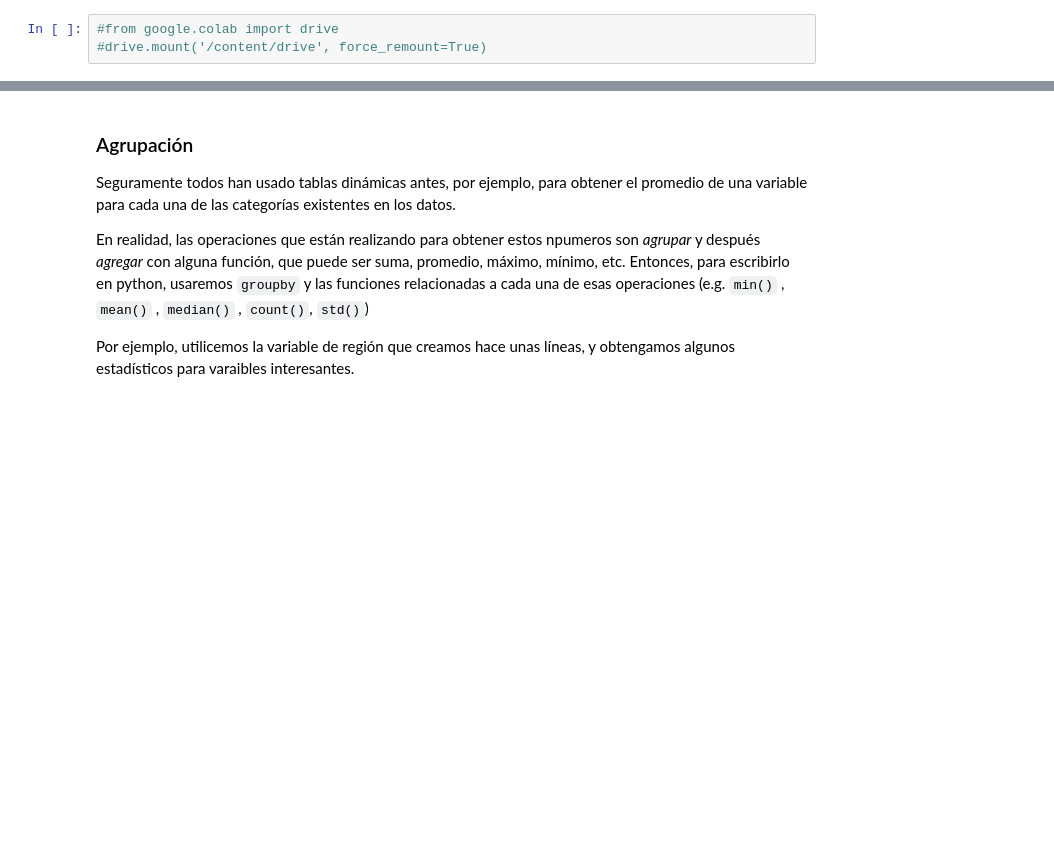
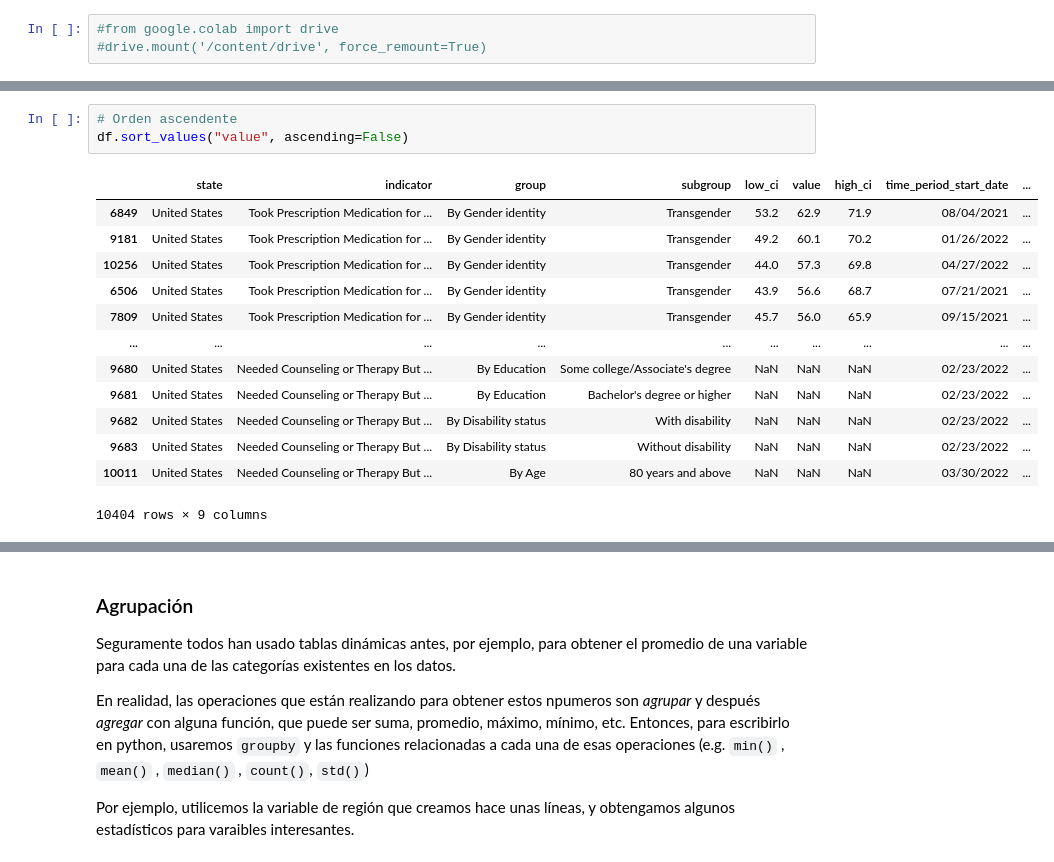
Before and after one commit to ElenaVillano/prope-programacion, a Jupyter notebook: materiales/m06_mas_exploracion.ipynb, the cells around one changed output, grey strips where cells are left out. Drawn from its saved outputs; the diff is of its cells as text; blank space fills up the shorter version.

```diff
--- a/materiales/m06_mas_exploracion.ipynb
+++ b/materiales/m06_mas_exploracion.ipynb
@@ -100,0 +271,17 @@ df['Group'].value_counts()
+# %%
+# Orden ascendente
+df.sort_values("value", ascending=False)
+# %% [output]
+|  | state | indicator | group | subgroup | low_ci | value | high_ci | time_period_start_date | ... |
+| 6849 | United States | Took Prescription Medication for ... | By Gender identity | Transgender | 53.2 | 62.9 | 71.9 | 08/04/2021 | ... |
+| 9181 | United States | Took Prescription Medication for ... | By Gender identity | Transgender | 49.2 | 60.1 | 70.2 | 01/26/2022 | ... |
+| 10256 | United States | Took Prescription Medication for ... | By Gender identity | Transgender | 44.0 | 57.3 | 69.8 | 04/27/2022 | ... |
+| 6506 | United States | Took Prescription Medication for ... | By Gender identity | Transgender | 43.9 | 56.6 | 68.7 | 07/21/2021 | ... |
+| 7809 | United States | Took Prescription Medication for ... | By Gender identity | Transgender | 45.7 | 56.0 | 65.9 | 09/15/2021 | ... |
+| ... | ... | ... | ... | ... | ... | ... | ... | ... | ... |
+| 9680 | United States | Needed Counseling or Therapy But ... | By Education | Some college/Associate's degree | NaN | NaN | NaN | 02/23/2022 | ... |
+| 9681 | United States | Needed Counseling or Therapy But ... | By Education | Bachelor's degree or higher | NaN | NaN | NaN | 02/23/2022 | ... |
+| 9682 | United States | Needed Counseling or Therapy But ... | By Disability status | With disability | NaN | NaN | NaN | 02/23/2022 | ... |
+| 9683 | United States | Needed Counseling or Therapy But ... | By Disability status | Without disability | NaN | NaN | NaN | 02/23/2022 | ... |
+| 10011 | United States | Needed Counseling or Therapy But ... | By Age | 80 years and above | NaN | NaN | NaN | 03/30/2022 | ... |
+10404 rows × 9 columns
```
Also changed, not shown: parts of 87 cells of this notebook, 1 other file.
